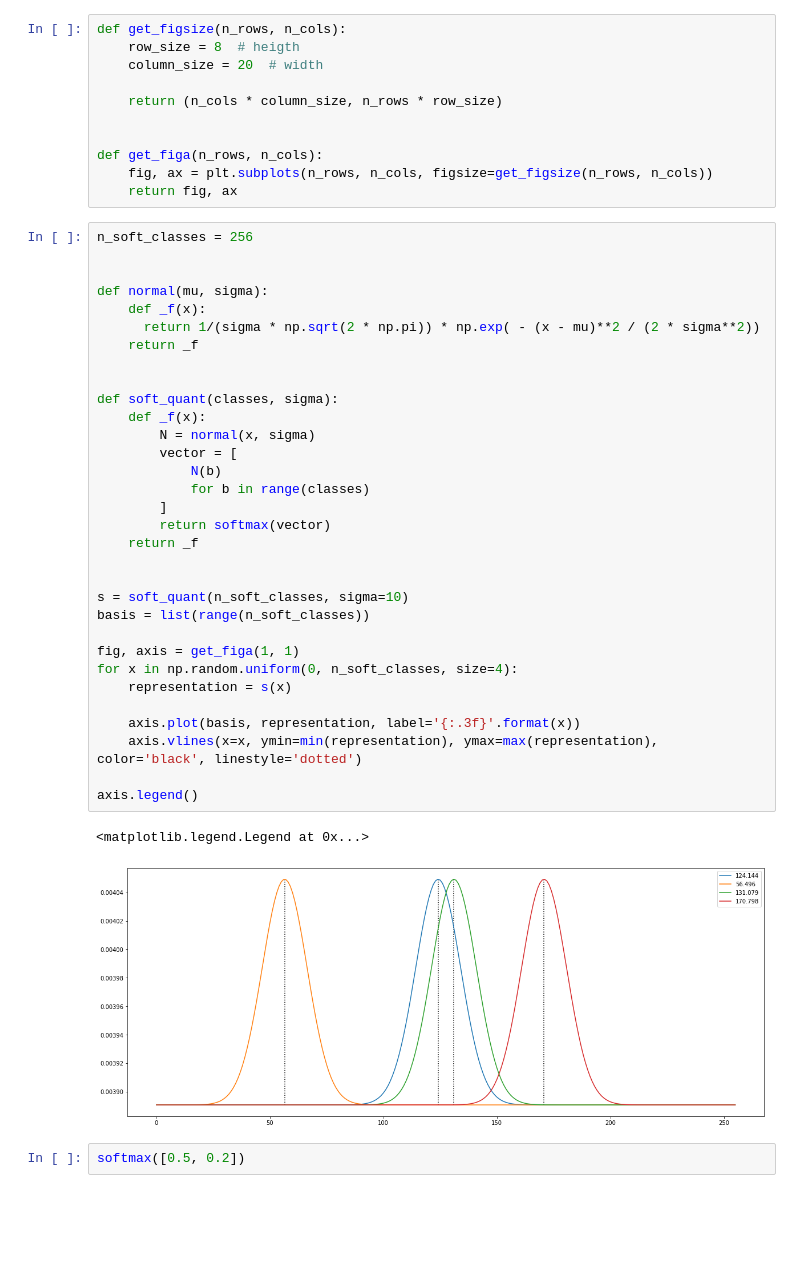
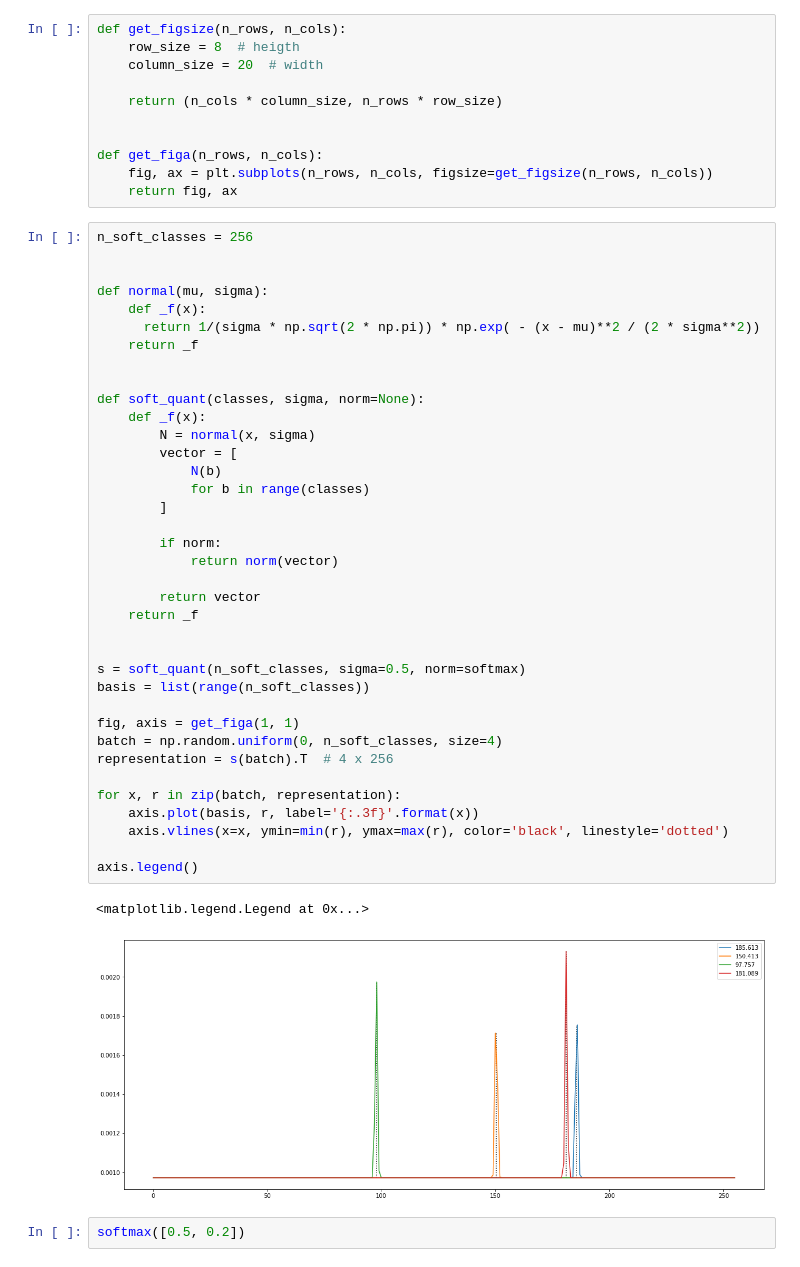
Before and after one commit to sirfoga/minGPT, a Jupyter notebook: soft quantization.ipynb, the cells around one changed output. Saved outputs shown, nothing was run; the diff lists cells and outputs as text; blank space fills up the shorter version.

Commit message:
soft q

```diff
--- a/soft quantization.ipynb
+++ b/soft quantization.ipynb
@@ -43,38 +96,43 @@ def get_figa(n_rows, n_cols):
 # %%
 n_soft_classes = 256
 
 
 def normal(mu, sigma):
     def _f(x):
       return 1/(sigma * np.sqrt(2 * np.pi)) * np.exp( - (x - mu)**2 / (2 * sigma**2))
     return _f
 
 
-def soft_quant(classes, sigma):
+def soft_quant(classes, sigma, norm=None):
     def _f(x):
         N = normal(x, sigma)
         vector = [
             N(b)
             for b in range(classes)
         ]
-        return softmax(vector)
+
+        if norm:
+            return norm(vector)
+
+        return vector
     return _f
 
 
-s = soft_quant(n_soft_classes, sigma=10)
+s = soft_quant(n_soft_classes, sigma=0.5, norm=softmax)
 basis = list(range(n_soft_classes))
 
 fig, axis = get_figa(1, 1)
-for x in np.random.uniform(0, n_soft_classes, size=4):
-    representation = s(x)
+batch = np.random.uniform(0, n_soft_classes, size=4)
+representation = s(batch).T  # 4 x 256
 
-    axis.plot(basis, representation, label='{:.3f}'.format(x))
-    axis.vlines(x=x, ymin=min(representation), ymax=max(representation), color='black', linestyle='dotted')
+for x, r in zip(batch, representation):
+    axis.plot(basis, r, label='{:.3f}'.format(x))
+    axis.vlines(x=x, ymin=min(r), ymax=max(r), color='black', linestyle='dotted')
 
 axis.legend()
 # %% [output]
 <matplotlib.legend.Legend at 0x...>
-[figure, old version]
+[figure, new version]
 # %%
 softmax([0.5, 0.2])
 # %% [output]
```
Also changed, not shown: parts of 4 cells of this notebook, 1 other file.
